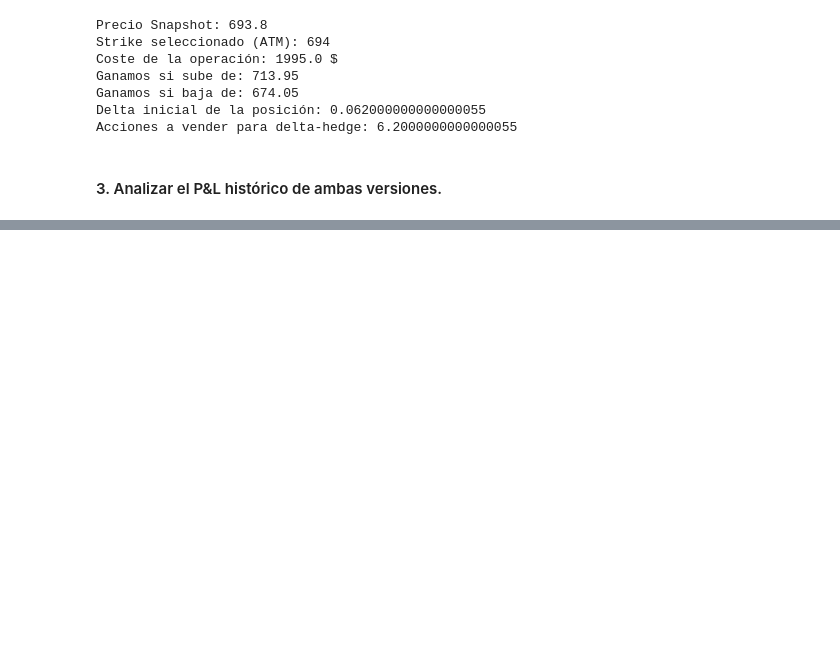
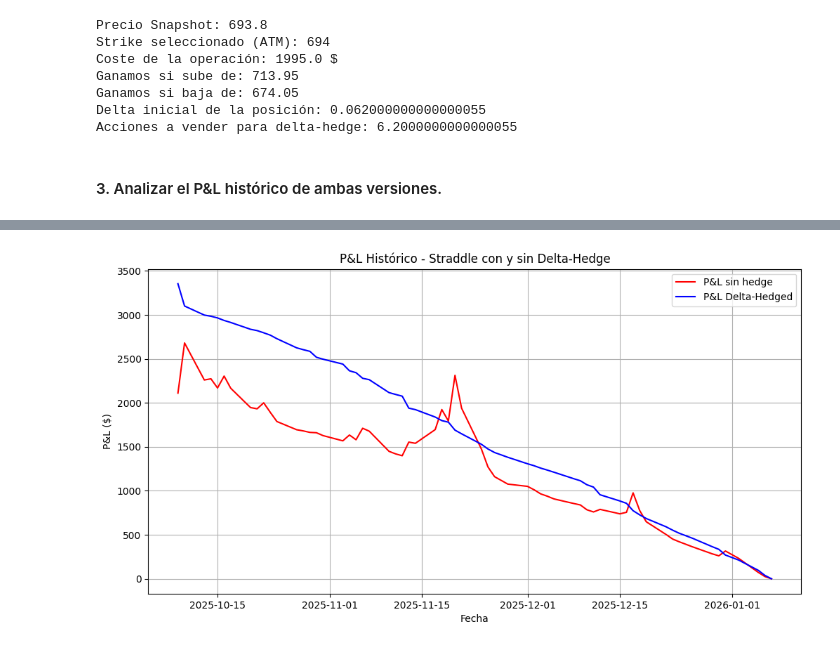
Before and after one commit to Juanjod54/MIAX_TB2.3, a Jupyter notebook: EJERCICIO_MIAX_2025.ipynb, the cells around one changed output, grey strips where cells are left out. Saved outputs shown, nothing was run; the diff lists cells and outputs as text; code cells hidden in the pictures; blank space fills up the shorter version.

```diff
--- a/EJERCICIO_MIAX_2025.ipynb
+++ b/EJERCICIO_MIAX_2025.ipynb
@@ -3233,6 +3235,7 @@ Acciones a vender para delta-hedge: 6.2000000000000055
 import numpy as np
 from scipy.stats import norm
 from datetime import datetime
+import matplotlib.pyplot as plt
 
 # Tasa de interes libre de riesgo. Puesto por defecto al valor del anyo pasado
 r = 0.04
@@ -3241,7 +3244,7 @@ iv = 0.13
 # Fecha de expiracion
 ed = datetime.strptime('06-02-26', '%d-%m-%y')
 
-df_historico = pd.read_csv('resources/SPY_hist_prices.csv')
+df_hist_prices = pd.read_csv('resources/SPY_hist_prices.csv')
 
 def days_until_06022026(date_str):
     date = datetime.strptime(date_str, '%m-%d-%y')
@@ -3266,43 +3269,65 @@ def black_scholes(S, K, T, sigma, option_type):
     return price, delta
 
 
-def get_pnl(strike):
-    pnl_basic = []
-    pnl_hedged = []
+def get_pnls(strike, hedged=False):
+    pnl = {}
 
-    S0 = df_historico.iloc[0]['Close']
-    # T en anyos
-    T0 = days_until_06022026(df_historico.iloc[0]['Date']) / 365
+    s0 = df_hist_prices.iloc[0]['Close']
+    t0 = days_until_06022026(df_hist_prices.iloc[0]['Date']) / 365
 
-    c0_price, c0_delta = black_scholes(S0, strike, T0, iv, 'call')
-    p0_price, p0_delta = black_scholes(S0, strike, T0, iv, 'put')
+    # Simulamos el primer precio del historico
+    c0_price, c0_delta = black_scholes(s0, strike, t0, iv, 'call')
+    p0_price, p0_delta = black_scholes(s0, strike, t0, iv, 'put')
 
-    coste_inicial_straddle = (c0_price + p0_price) * 100
-    delta_inicial_neto = (c0_delta + p0_delta)
+    delta_total_t0 = (c0_delta + p0_delta)
+    coste_straddle_t0 = (c0_price + p0_price) * CONTRACT_MULTIPLIER
 
-    # Cobertura inicial (Versión B): Vendemos acciones para neutralizar el Delta inicial
-    acciones_hedge = - round(delta_inicial_neto * 100)
-
-    for i, row in df_historico.iterrows():
-        St = row['Close']
-        # T en anyos
-        Tt = days_until_06022026(row['Date']) / 365
+    st_prev = s0
+    shares_total_pnl = 0
+    shares_t_prev = -delta_total_t0 * CONTRACT_MULTIPLIER
+    for _, row in df_hist_prices.iterrows():
+        st = row['Close']
+        date = row['Date']
+        t = days_until_06022026(date) / 365
 
         # Calcular precios teoricos en t
-        ct_price, ct_delta = black_scholes(St, strike, Tt, iv, 'call')
-        pt_price, pt_delta = black_scholes(St, strike, Tt, iv, 'put')
+        ct_price, ct_delta = black_scholes(st, strike, t, iv, 'call')
+        pt_price, pt_delta = black_scholes(st, strike, t, iv, 'put')
 
-        pnl = ((ct_price + pt_price) * 100) - coste_inicial_straddle
+        coste_straddle_tt = (ct_price + pt_price) * CONTRACT_MULTIPLIER
+
+        # Cuanto he ganado/perdido frente a mi posicion inicial
+        pnl_t = coste_straddle_tt - coste_straddle_t0
 
         # hedge
-        delta_total = ct_delta + pt_delta
-        acciones_hedge = - round(delta_total * 100)
+        # Cuando he ganado / perdido con las acciones que he comprado / vendido
+        shares_total_pnl += shares_t_prev * (st - st_prev)
+        # Con cuantas acciones me cubro (comprando o vendiendo) para T = t
+        delta_total_t = ct_delta + pt_delta
 
-        pnl_basic.append(pnl)
-        # pnl_hedged.append(pnl_b)
+        pnl[date] = {
+            'basic': pnl_t,
+            'hedged': pnl_t + shares_total_pnl
+        }
 
-    return pnl_basic, pnl_hedged
+        # Actualizamos para t (proximo t - 1)
+        st_prev = st
+        shares_t_prev = -delta_total_t * CONTRACT_MULTIPLIER
 
-# Ejemplo de uso:
-get_pnl(SPY_CURRENT_PRICE)
+    return pnl
+
+pnl = get_pnls(SPY_CURRENT_PRICE)
+pnl_df = pd.DataFrame.from_dict(pnl, orient='index')
+pnl_df.index = pd.to_datetime(pnl_df.index, format='%m-%d-%y')
+
+plt.figure(figsize=(12,6))
+plt.plot(pnl_df.index, pnl_df['basic'], label='P&L sin hedge', color='red')
+plt.plot(pnl_df.index, pnl_df['hedged'], label='P&L Delta-Hedged', color='blue')
+
+plt.title('P&L Histórico - Straddle con y sin Delta-Hedge')
+plt.xlabel('Fecha')
+plt.ylabel('P&L ($)')
+plt.grid(True)
+plt.legend()
+plt.show()
 # %% [output]
@@ -3325,0 +3334 @@ get_pnl(SPY_CURRENT_PRICE)
+[figure, added]
```
Also changed, not shown: parts of 2 cells of this notebook.
